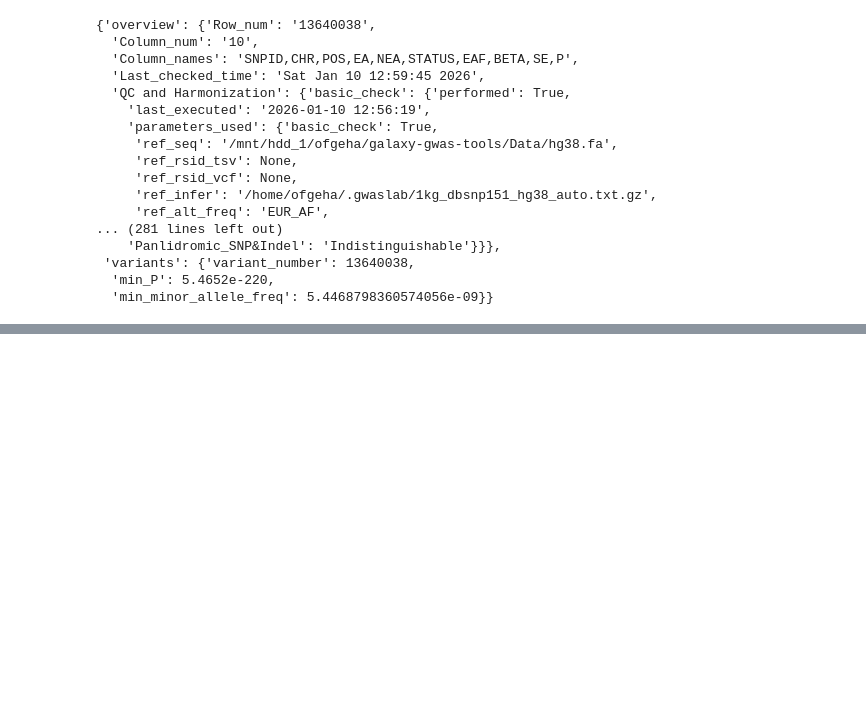
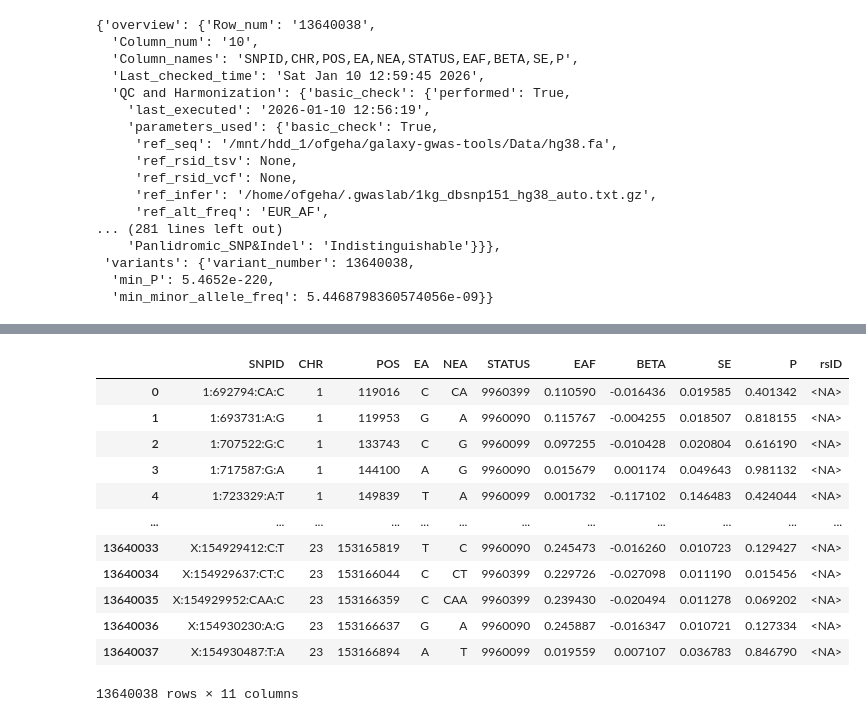
Before and after one commit to rejuve-bio/galaxy-gwas-tools, a Jupyter notebook: Gwaslab/harmonization_workflow.ipynb, the cells around one changed output, grey strips where cells are left out. Saved outputs shown, nothing was run; the diff lists cells and outputs as text; code cells hidden in the pictures; blank space fills up the shorter version.

```diff
--- a/Gwaslab/harmonization_workflow.ipynb
+++ b/Gwaslab/harmonization_workflow.ipynb
@@ -148,3 +148,10 @@ mysumstats.summary()
  'variants': {'variant_number': 13640038,
   'min_P': 5.4652e-220,
   'min_minor_allele_freq': 5.4468798360574056e-09}}
+# %%
+# Use ref_rsid_tsv because the file is a text table, not a VCF
+mysumstats.assign_rsid(
+    ref_rsid_tsv="/home/ofgeha/.gwaslab/1kg_dbsnp151_hg38_auto.txt.gz",
+    threads=4
+)
+# %% [output]
@@ -150,0 +167,13 @@ mysumstats.summary()
+|  | SNPID | CHR | POS | EA | NEA | STATUS | EAF | BETA | SE | P | rsID |
+| 0 | 1:692794:CA:C | 1 | 119016 | C | CA | 9960399 | 0.110590 | -0.016436 | 0.019585 | 0.401342 | <NA> |
+| 1 | 1:693731:A:G | 1 | 119953 | G | A | 9960090 | 0.115767 | -0.004255 | 0.018507 | 0.818155 | <NA> |
+| 2 | 1:707522:G:C | 1 | 133743 | C | G | 9960099 | 0.097255 | -0.010428 | 0.020804 | 0.616190 | <NA> |
+| 3 | 1:717587:G:A | 1 | 144100 | A | G | 9960090 | 0.015679 | 0.001174 | 0.049643 | 0.981132 | <NA> |
+| 4 | 1:723329:A:T | 1 | 149839 | T | A | 9960099 | 0.001732 | -0.117102 | 0.146483 | 0.424044 | <NA> |
+| ... | ... | ... | ... | ... | ... | ... | ... | ... | ... | ... | ... |
+| 13640033 | X:154929412:C:T | 23 | 153165819 | T | C | 9960090 | 0.245473 | -0.016260 | 0.010723 | 0.129427 | <NA> |
+| 13640034 | X:154929637:CT:C | 23 | 153166044 | C | CT | 9960399 | 0.229726 | -0.027098 | 0.011190 | 0.015456 | <NA> |
+| 13640035 | X:154929952:CAA:C | 23 | 153166359 | C | CAA | 9960399 | 0.239430 | -0.020494 | 0.011278 | 0.069202 | <NA> |
+| 13640036 | X:154930230:A:G | 23 | 153166637 | G | A | 9960090 | 0.245887 | -0.016347 | 0.010721 | 0.127334 | <NA> |
+| 13640037 | X:154930487:T:A | 23 | 153166894 | A | T | 9960099 | 0.019559 | 0.007107 | 0.036783 | 0.846790 | <NA> |
+13640038 rows × 11 columns
```
Also changed, not shown: parts of 1 cell of this notebook.
